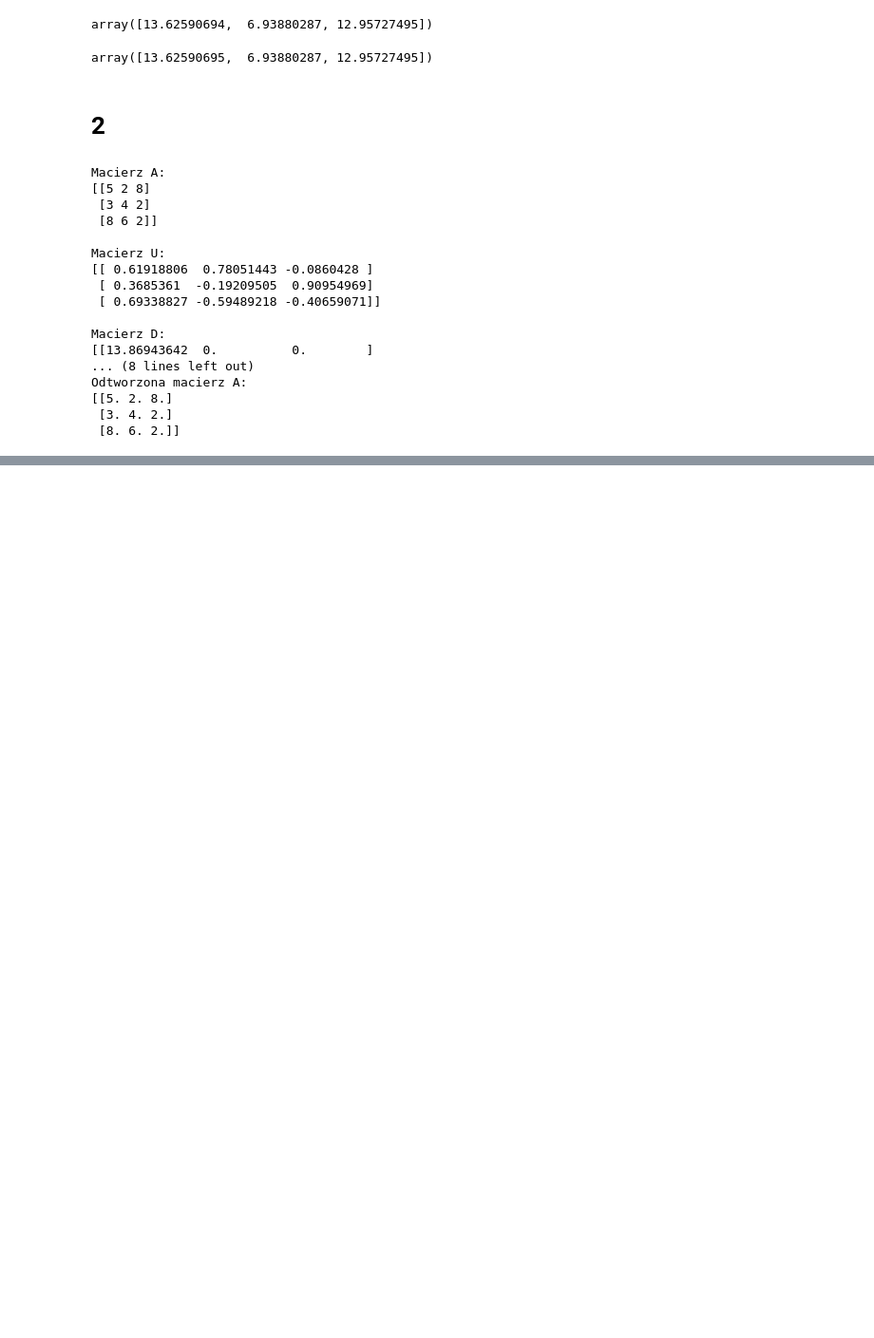
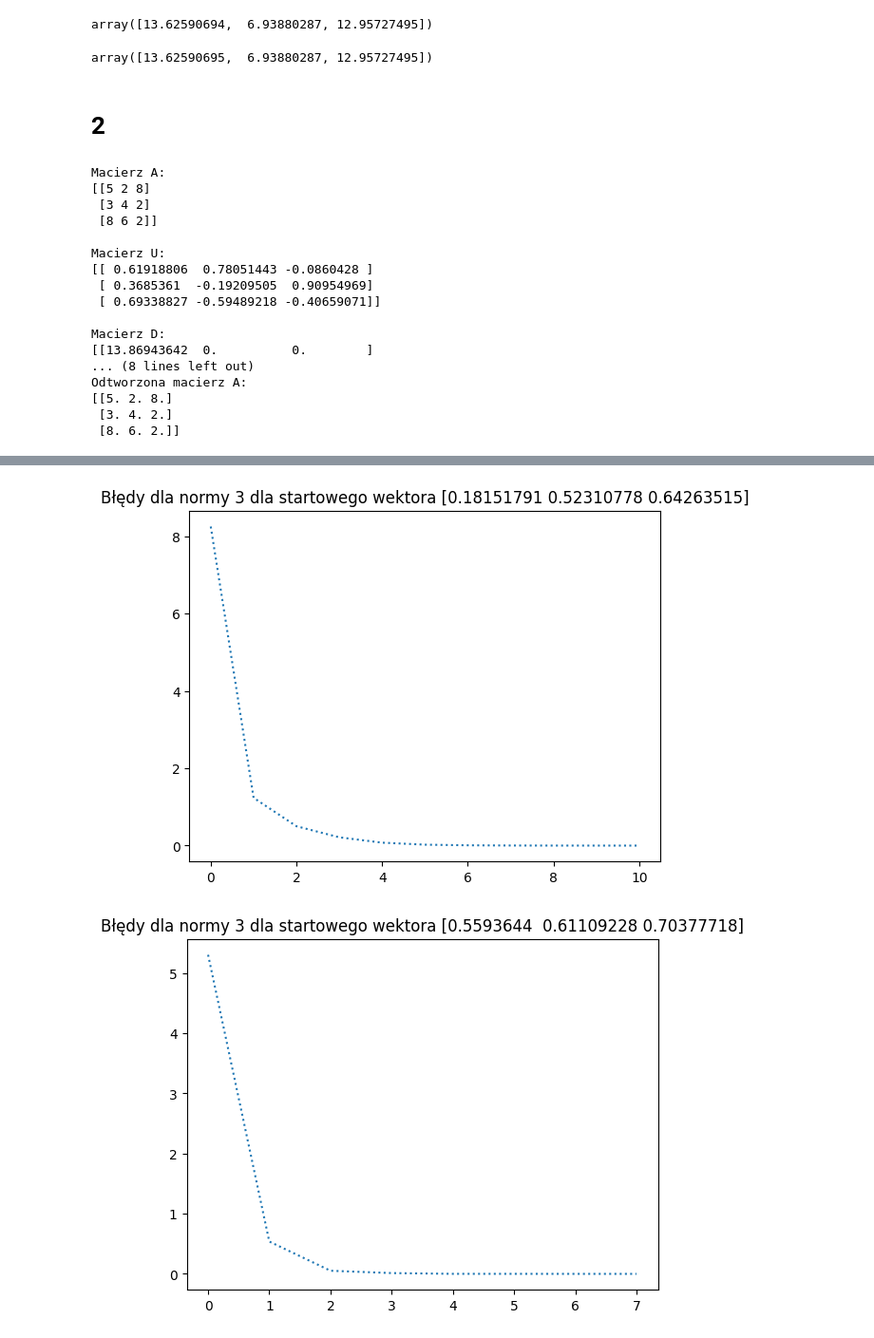
Before and after one commit to WiktoriaZ19/RachunekMacierzowy, a Jupyter notebook: 5_metoda_potegowa/RM_5.ipynb, the cells around one changed output, grey strips where cells are left out. Shown at 95% size. Saved outputs shown, nothing was run; the diff lists cells and outputs as text; code cells hidden in the pictures; blank space fills up the shorter version.

```diff
--- a/5_metoda_potegowa/RM_5.ipynb
+++ b/5_metoda_potegowa/RM_5.ipynb
@@ -132,0 +286,29 @@ Odtworzona macierz A:
+# %%
+def matrix_norm_p(A, p):
+    result = 0
+
+    for i in range(A.shape[0]):
+        result += abs(A[i]) ** p
+    return result ** (1 / p)
+# %%
+for vector in vectors:
+    errors = []
+
+    z = vector
+
+    for i in range(iterations):
+        w = np.dot(A, z)
+        lambda_ = np.max(np.abs(w))
+        z = w / lambda_
+
+        error = matrix_norm_p(A @ z - lambda_ * z, 3)
+        errors.append(error)
+        if error < epsilon:
+            break
+
+    plt.title(f"Błędy dla normy 3 dla startowego wektora {vector}")
+    plt.plot(errors, linestyle="dotted")
+    plt.show()
+# %% [output]
+[figure, added]
+[figure, added]
```
Also changed, not shown: parts of 21 cells of this notebook, 18 other files.
